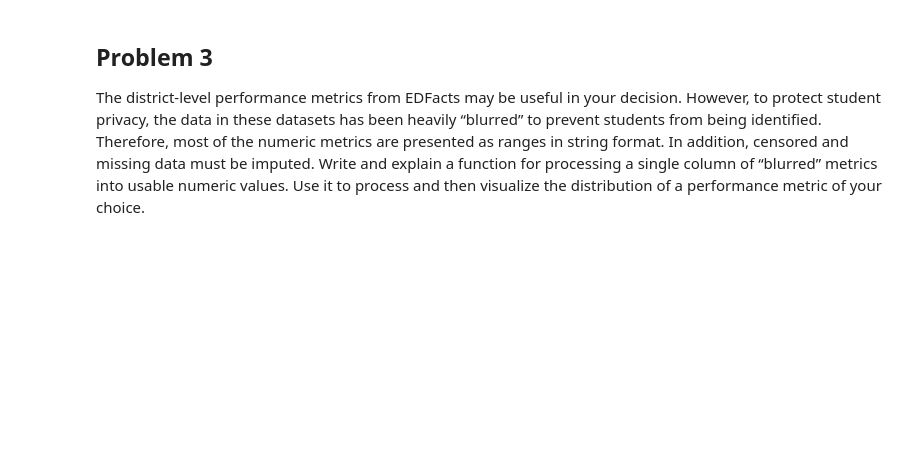
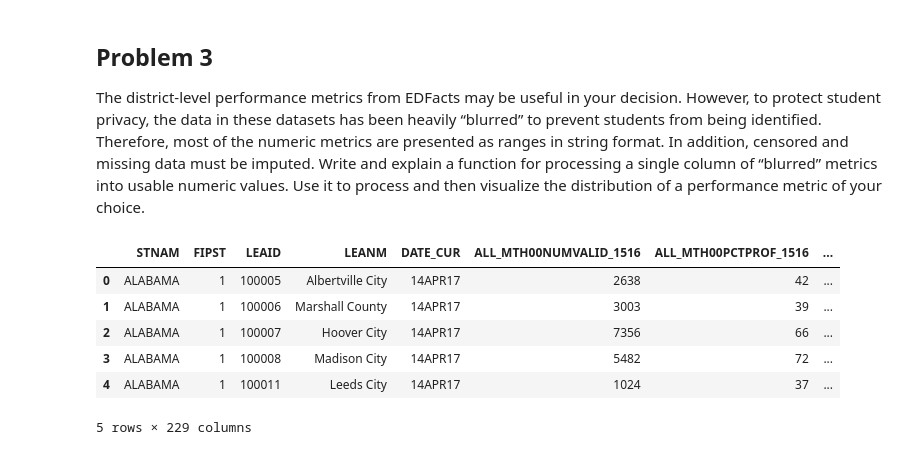
Before and after one commit to priyasingh16/district_fiscal_dataset, a Jupyter notebook: fiscal_district.ipynb, the cells around one changed output. Saved outputs shown, nothing was run; the diff lists cells and outputs as text; code cells hidden in the pictures; blank space fills up the shorter version.

```diff
--- a/fiscal_district.ipynb
+++ b/fiscal_district.ipynb
@@ -168,3 +172,15 @@ from being identified. Therefore, most of the numeric metrics are presented as r
 addition, censored and missing data must be imputed.
 Write and explain a function for processing a single column of “blurred” metrics into usable numeric values.
 Use it to process and then visualize the distribution of a performance metric of your choice.
+# %%
+mathematics = pd.read_csv('math-achievement-lea-sy2015-16.csv', low_memory = False)
+# %%
+mathematics.head()
+# %% [output]
+|  | STNAM | FIPST | LEAID | LEANM | DATE_CUR | ALL_MTH00NUMVALID_1516 | ALL_MTH00PCTPROF_1516 | ... |
+| 0 | ALABAMA | 1 | 100005 | Albertville City | 14APR17 | 2638 | 42 | ... |
+| 1 | ALABAMA | 1 | 100006 | Marshall County | 14APR17 | 3003 | 39 | ... |
+| 2 | ALABAMA | 1 | 100007 | Hoover City | 14APR17 | 7356 | 66 | ... |
+| 3 | ALABAMA | 1 | 100008 | Madison City | 14APR17 | 5482 | 72 | ... |
+| 4 | ALABAMA | 1 | 100011 | Leeds City | 14APR17 | 1024 | 37 | ... |
+5 rows × 229 columns
```
Also changed, not shown: parts of 12 cells of this notebook.
